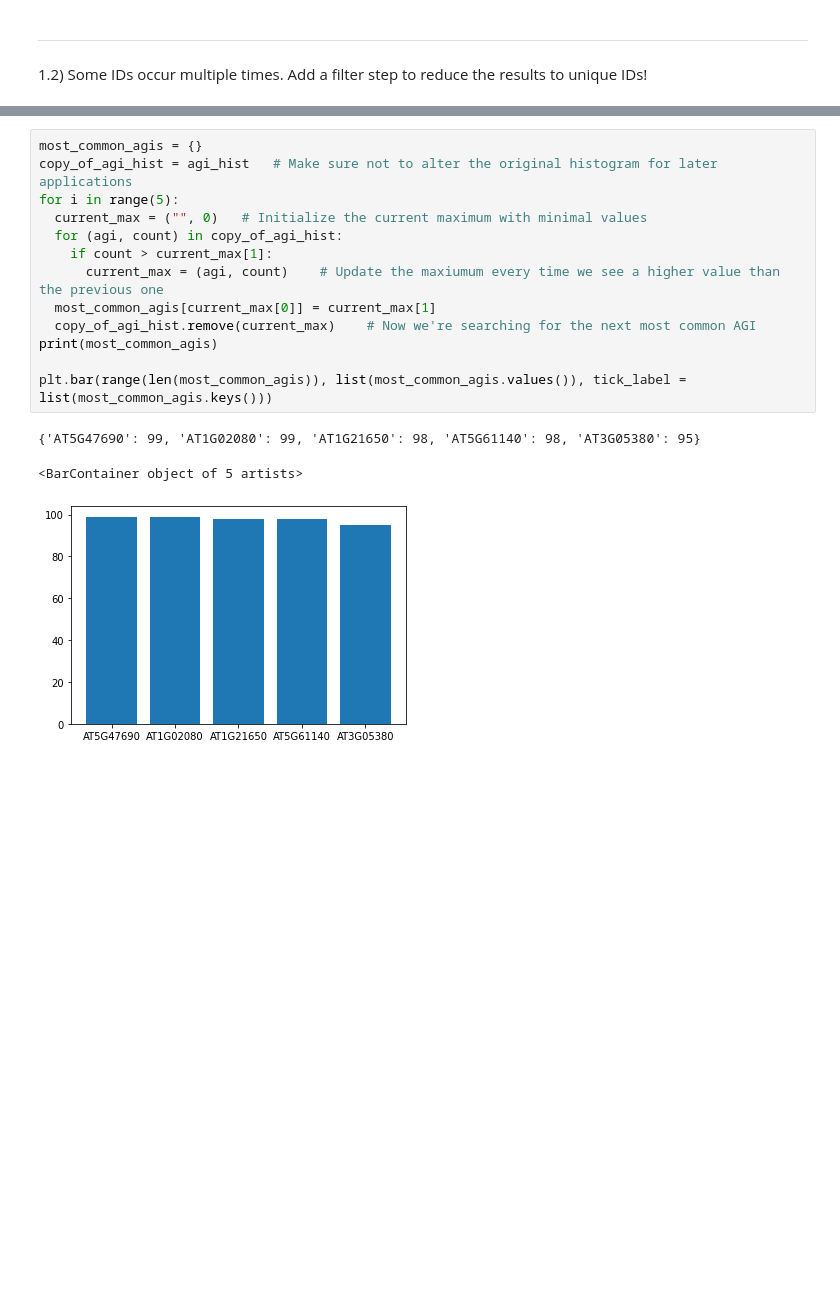
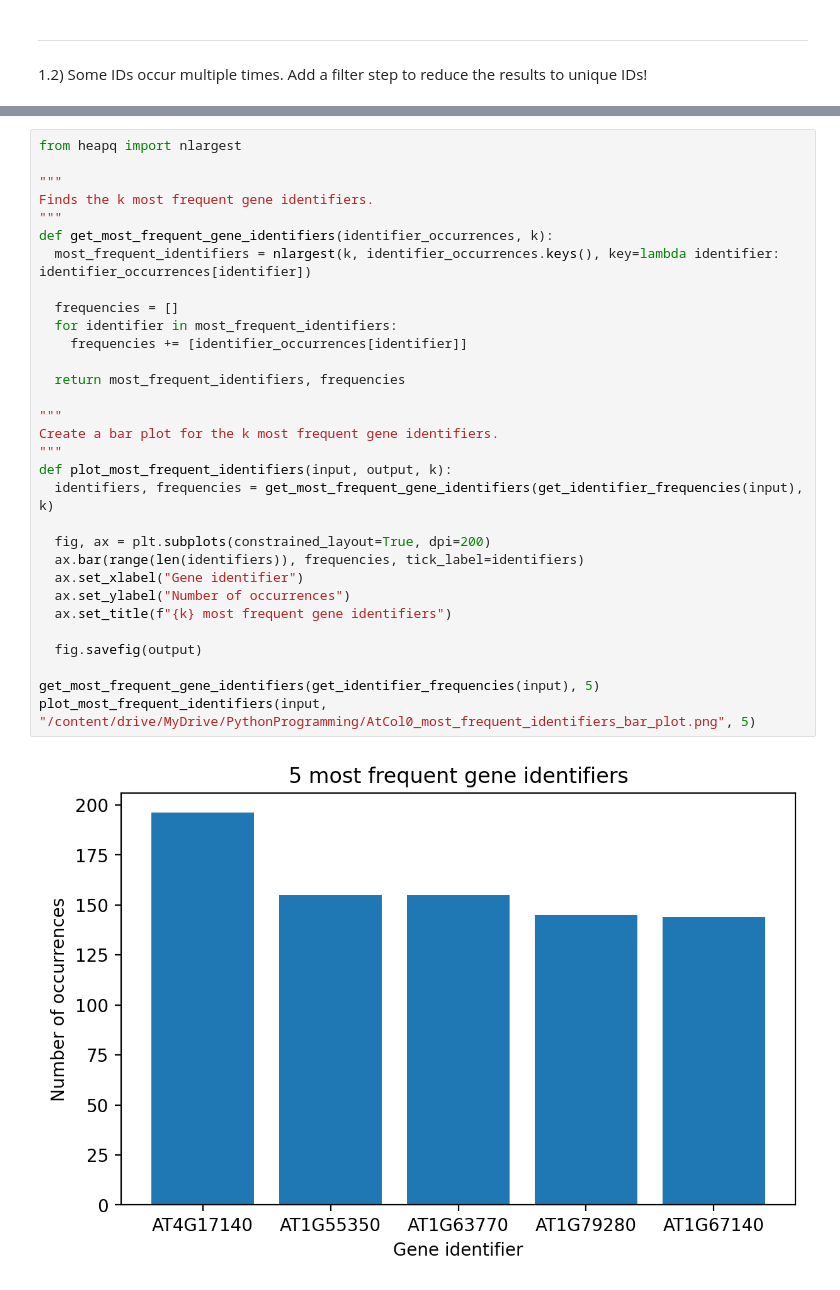
Before and after one commit to Franzili/UniPythonCourse, a Jupyter notebook: Exercises/Python_course_2021_exercises_E.ipynb, the cells around one changed output, grey strips where cells are left out. Drawn from its saved outputs; the diff is of its cells as text; blank space fills up the shorter version.

```diff
--- a/Exercises/Python_course_2021_exercises_E.ipynb
+++ b/Exercises/Python_course_2021_exercises_E.ipynb
@@ -76,17 +102,33 @@ plt.bar(<list_of_values>)    # tip
-# %%
-most_common_agis = {}
-copy_of_agi_hist = agi_hist   # Make sure not to alter the original histogram for later applications
-for i in range(5):
-  current_max = ("", 0)   # Initialize the current maximum with minimal values
-  for (agi, count) in copy_of_agi_hist:
-    if count > current_max[1]:
-      current_max = (agi, count)    # Update the maxiumum every time we see a higher value than the previous one
-  most_common_agis[current_max[0]] = current_max[1]
-  copy_of_agi_hist.remove(current_max)    # Now we're searching for the next most common AGI
-print(most_common_agis)
-
-plt.bar(range(len(most_common_agis)), list(most_common_agis.values()), tick_label = list(most_common_agis.keys()))
-# %% [output]
-{'AT5G47690': 99, 'AT1G02080': 99, 'AT1G21650': 98, 'AT5G61140': 98, 'AT3G05380': 95}
-<BarContainer object of 5 artists>
-[figure, removed]
+# %%
+from heapq import nlargest
+
+"""
+Finds the k most frequent gene identifiers.
+"""
+def get_most_frequent_gene_identifiers(identifier_occurrences, k):
+  most_frequent_identifiers = nlargest(k, identifier_occurrences.keys(), key=lambda identifier: identifier_occurrences[identifier])
+
+  frequencies = []
+  for identifier in most_frequent_identifiers:
+    frequencies += [identifier_occurrences[identifier]]
+
+  return most_frequent_identifiers, frequencies
+
+"""
+Create a bar plot for the k most frequent gene identifiers.
+"""
+def plot_most_frequent_identifiers(input, output, k):
+  identifiers, frequencies = get_most_frequent_gene_identifiers(get_identifier_frequencies(input), k)
+
+  fig, ax = plt.subplots(constrained_layout=True, dpi=200)
+  ax.bar(range(len(identifiers)), frequencies, tick_label=identifiers)
+  ax.set_xlabel("Gene identifier")
+  ax.set_ylabel("Number of occurrences")
+  ax.set_title(f"{k} most frequent gene identifiers")
+
+  fig.savefig(output)
+
+get_most_frequent_gene_identifiers(get_identifier_frequencies(input), 5)
+plot_most_frequent_identifiers(input, "/content/drive/MyDrive/PythonProgramming/AtCol0_most_frequent_identifiers_bar_plot.png", 5)
+# %% [output]
+[figure, added]
```
Also changed, not shown: parts of 12 cells of this notebook.
